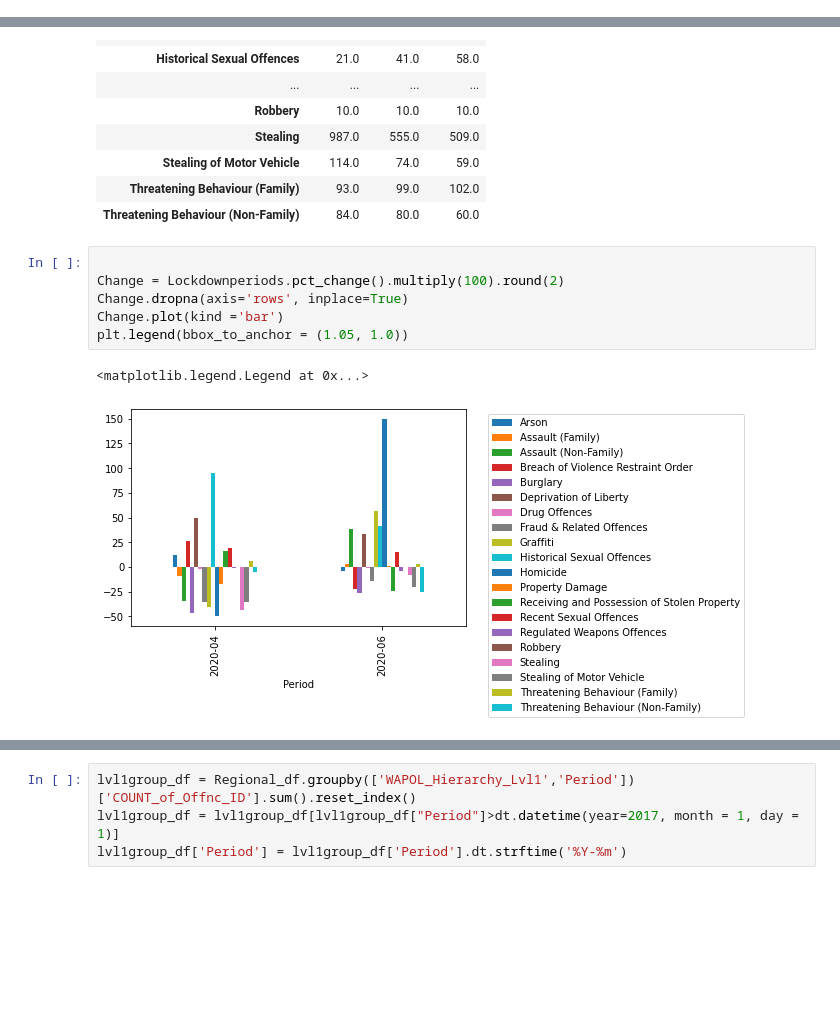
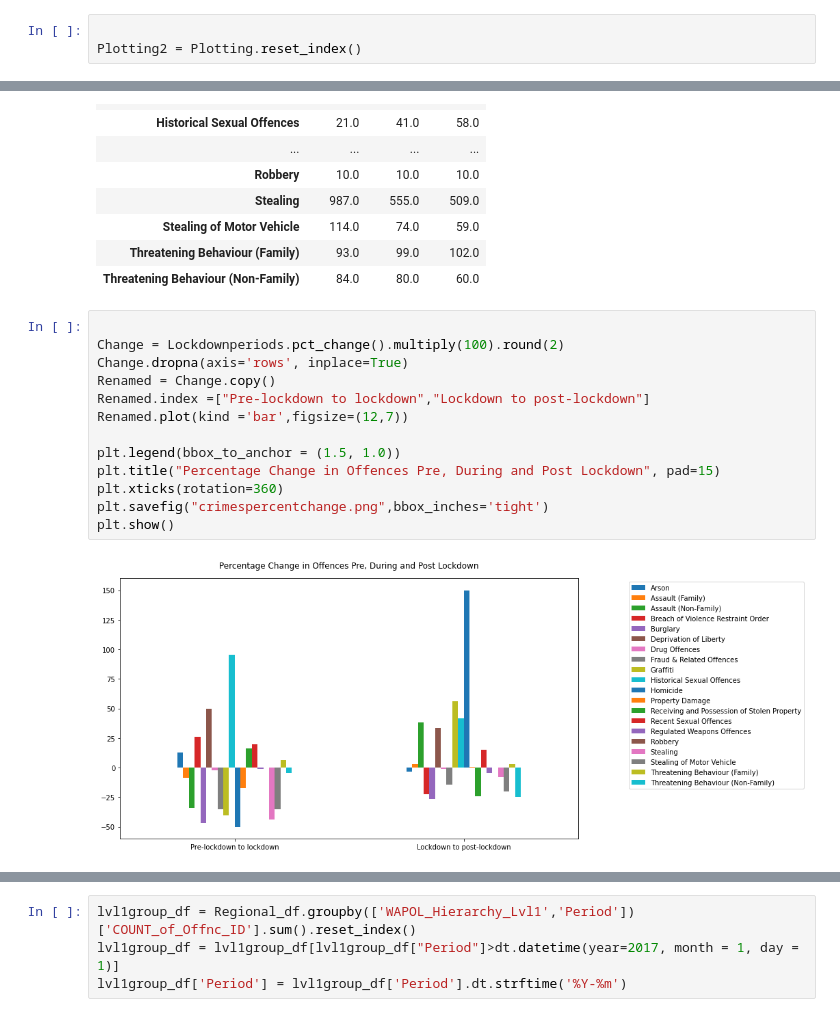
Before and after one commit to FernB/WACrimeRatesCovid19, a Jupyter notebook: WACrimeStatistics.ipynb, the cells around one changed output, grey strips where cells are left out. Drawn from its saved outputs; the diff is of its cells as text; blank space fills up the shorter version.

```diff
--- a/WACrimeStatistics.ipynb
+++ b/WACrimeStatistics.ipynb
@@ -248,4 +250,7 @@ Drug Offences                          9256.00
 Property Damage                        8549.00
 Stealing                              12088.25
 dtype: float64
+# %%
+
+Plotting2 = Plotting.reset_index()
 # %%
@@ -281,9 +288,15 @@ Transposed
 # %%
 
 Change = Lockdownperiods.pct_change().multiply(100).round(2)
 Change.dropna(axis='rows', inplace=True)
-Change.plot(kind ='bar')
-plt.legend(bbox_to_anchor = (1.05, 1.0))
+Renamed = Change.copy()
+Renamed.index =["Pre-lockdown to lockdown","Lockdown to post-lockdown"]
+Renamed.plot(kind ='bar',figsize=(12,7))
+
+plt.legend(bbox_to_anchor = (1.5, 1.0))
+plt.title("Percentage Change in Offences Pre, During and Post Lockdown", pad=15)
+plt.xticks(rotation=360)
+plt.savefig("crimespercentchange.png",bbox_inches='tight')
+plt.show()
 # %% [output]
-<matplotlib.legend.Legend at 0x...>
-[figure, old version]
+[figure, new version]
```
Also changed, not shown: parts of 15 cells of this notebook, 6 other files.
